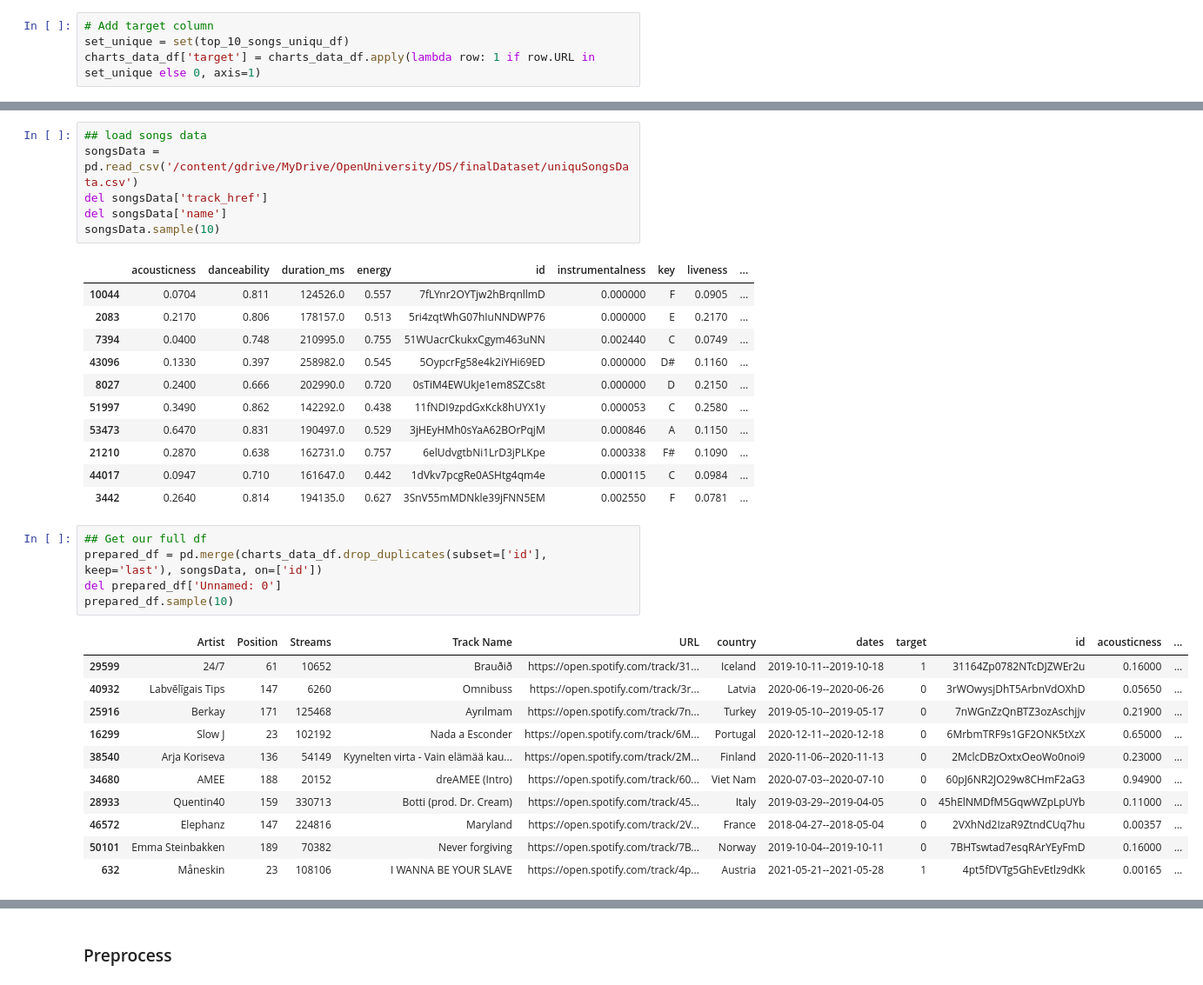
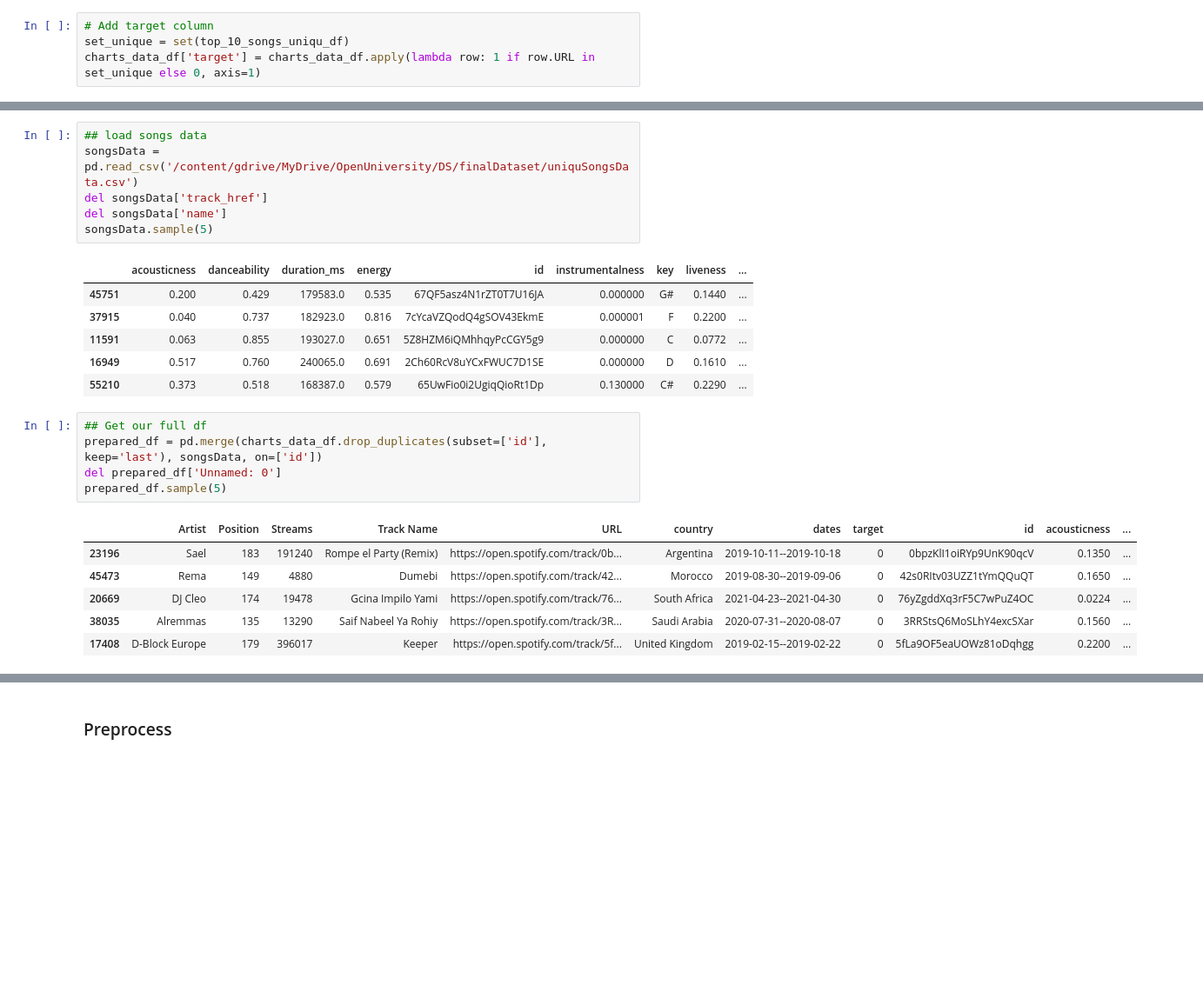
Before and after one commit to ShakedZrihen/worldwide-song-hit-formula, a Jupyter notebook: prediction.ipynb, the cells around one changed output, grey strips where cells are left out. Shown: that part at 87% size. Drawn from its saved outputs; the diff is of its cells as text; blank space fills up the shorter version.

```diff
--- a/prediction.ipynb
+++ b/prediction.ipynb
@@ -141,33 +130,23 @@ charts_data_df.sample(10)
 songsData = pd.read_csv('/content/gdrive/MyDrive/OpenUniversity/DS/finalDataset/uniquSongsData.csv')
 del songsData['track_href']
 del songsData['name']
-songsData.sample(10)
+songsData.sample(5)
 # %% [output]
 |  | acousticness | danceability | duration_ms | energy | id | instrumentalness | key | liveness | ... |
-| 10044 | 0.0704 | 0.811 | 124526.0 | 0.557 | 7fLYnr2OYTjw2hBrqnllmD | 0.000000 | F | 0.0905 | ... |
-| 2083 | 0.2170 | 0.806 | 178157.0 | 0.513 | 5ri4zqtWhG07hIuNNDWP76 | 0.000000 | E | 0.2170 | ... |
-| 7394 | 0.0400 | 0.748 | 210995.0 | 0.755 | 51WUacrCkukxCgym463uNN | 0.002440 | C | 0.0749 | ... |
-| 43096 | 0.1330 | 0.397 | 258982.0 | 0.545 | 5OypcrFg58e4k2iYHi69ED | 0.000000 | D# | 0.1160 | ... |
-| 8027 | 0.2400 | 0.666 | 202990.0 | 0.720 | 0sTiM4EWUkJe1em8SZCs8t | 0.000000 | D | 0.2150 | ... |
-| 51997 | 0.3490 | 0.862 | 142292.0 | 0.438 | 11fNDI9zpdGxKck8hUYX1y | 0.000053 | C | 0.2580 | ... |
-| 53473 | 0.6470 | 0.831 | 190497.0 | 0.529 | 3jHEyHMh0sYaA62BOrPqjM | 0.000846 | A | 0.1150 | ... |
-| 21210 | 0.2870 | 0.638 | 162731.0 | 0.757 | 6elUdvgtbNi1LrD3jPLKpe | 0.000338 | F# | 0.1090 | ... |
-| 44017 | 0.0947 | 0.710 | 161647.0 | 0.442 | 1dVkv7pcgRe0ASHtg4qm4e | 0.000115 | C | 0.0984 | ... |
-| 3442 | 0.2640 | 0.814 | 194135.0 | 0.627 | 3SnV55mMDNkle39jFNN5EM | 0.002550 | F | 0.0781 | ... |
+| 45751 | 0.200 | 0.429 | 179583.0 | 0.535 | 67QF5asz4N1rZT0T7U16JA | 0.000000 | G# | 0.1440 | ... |
+| 37915 | 0.040 | 0.737 | 182923.0 | 0.816 | 7cYcaVZQodQ4gSOV43EkmE | 0.000001 | F | 0.2200 | ... |
+| 11591 | 0.063 | 0.855 | 193027.0 | 0.651 | 5Z8HZM6iQMhhqyPcCGY5g9 | 0.000000 | C | 0.0772 | ... |
+| 16949 | 0.517 | 0.760 | 240065.0 | 0.691 | 2Ch60RcV8uYCxFWUC7D1SE | 0.000000 | D | 0.1610 | ... |
+| 55210 | 0.373 | 0.518 | 168387.0 | 0.579 | 65UwFio0i2UgiqQioRt1Dp | 0.130000 | C# | 0.2290 | ... |
 # %%
 ## Get our full df
 prepared_df = pd.merge(charts_data_df.drop_duplicates(subset=['id'], keep='last'), songsData, on=['id'])
 del prepared_df['Unnamed: 0']
-prepared_df.sample(10)
+prepared_df.sample(5)
 # %% [output]
 |  | Artist | Position | Streams | Track Name | URL | country | dates | target | id | acousticness | ... |
-| 29599 | 24/7 | 61 | 10652 | Brauðið | https://open.spotify.com/track/31... | Iceland | 2019-10-11--2019-10-18 | 1 | 31164Zp0782NTcDJZWEr2u | 0.16000 | ... |
-| 40932 | Labvēlīgais Tips | 147 | 6260 | Omnibuss | https://open.spotify.com/track/3r... | Latvia | 2020-06-19--2020-06-26 | 0 | 3rWOwysjDhT5ArbnVdOXhD | 0.05650 | ... |
-| 25916 | Berkay | 171 | 125468 | Ayrılmam | https://open.spotify.com/track/7n... | Turkey | 2019-05-10--2019-05-17 | 0 | 7nWGnZzQnBTZ3ozAschjjv | 0.21900 | ... |
-| 16299 | Slow J | 23 | 102192 | Nada a Esconder | https://open.spotify.com/track/6M... | Portugal | 2020-12-11--2020-12-18 | 0 | 6MrbmTRF9s1GF2ONK5tXzX | 0.65000 | ... |
-| 38540 | Arja Koriseva | 136 | 54149 | Kyynelten virta - Vain elämää kau... | https://open.spotify.com/track/2M... | Finland | 2020-11-06--2020-11-13 | 0 | 2MclcDBzOxtxOeoWo0noi9 | 0.23000 | ... |
-| 34680 | AMEE | 188 | 20152 | dreAMEE (Intro) | https://open.spotify.com/track/60... | Viet Nam | 2020-07-03--2020-07-10 | 0 | 60pJ6NR2JO29w8CHmF2aG3 | 0.94900 | ... |
-| 28933 | Quentin40 | 159 | 330713 | Botti (prod. Dr. Cream) | https://open.spotify.com/track/45... | Italy | 2019-03-29--2019-04-05 | 0 | 45hElNMDfM5GqwWZpLpUYb | 0.11000 | ... |
-| 46572 | Elephanz | 147 | 224816 | Maryland | https://open.spotify.com/track/2V... | France | 2018-04-27--2018-05-04 | 0 | 2VXhNd2IzaR9ZtndCUq7hu | 0.00357 | ... |
-| 50101 | Emma Steinbakken | 189 | 70382 | Never forgiving | https://open.spotify.com/track/7B... | Norway | 2019-10-04--2019-10-11 | 0 | 7BHTswtad7esqRArYEyFmD | 0.16000 | ... |
-| 632 | Måneskin | 23 | 108106 | I WANNA BE YOUR SLAVE | https://open.spotify.com/track/4p... | Austria | 2021-05-21--2021-05-28 | 1 | 4pt5fDVTg5GhEvEtlz9dKk | 0.00165 | ... |
+| 23196 | Sael | 183 | 191240 | Rompe el Party (Remix) | https://open.spotify.com/track/0b... | Argentina | 2019-10-11--2019-10-18 | 0 | 0bpzKlI1oiRYp9UnK90qcV | 0.1350 | ... |
+| 45473 | Rema | 149 | 4880 | Dumebi | https://open.spotify.com/track/42... | Morocco | 2019-08-30--2019-09-06 | 0 | 42s0RItv03UZZ1tYmQQuQT | 0.1650 | ... |
+| 20669 | DJ Cleo | 174 | 19478 | Gcina Impilo Yami | https://open.spotify.com/track/76... | South Africa | 2021-04-23--2021-04-30 | 0 | 76yZgddXq3rF5C7wPuZ4OC | 0.0224 | ... |
+| 38035 | Alremmas | 135 | 13290 | Saif Nabeel Ya Rohiy | https://open.spotify.com/track/3R... | Saudi Arabia | 2020-07-31--2020-08-07 | 0 | 3RRStsQ6MoSLhY4excSXar | 0.1560 | ... |
+| 17408 | D-Block Europe | 179 | 396017 | Keeper | https://open.spotify.com/track/5f... | United Kingdom | 2019-02-15--2019-02-22 | 0 | 5fLa9OF5eaUOWz81oDqhgg | 0.2200 | ... |
```
Also changed, not shown: parts of 8 cells of this notebook.
